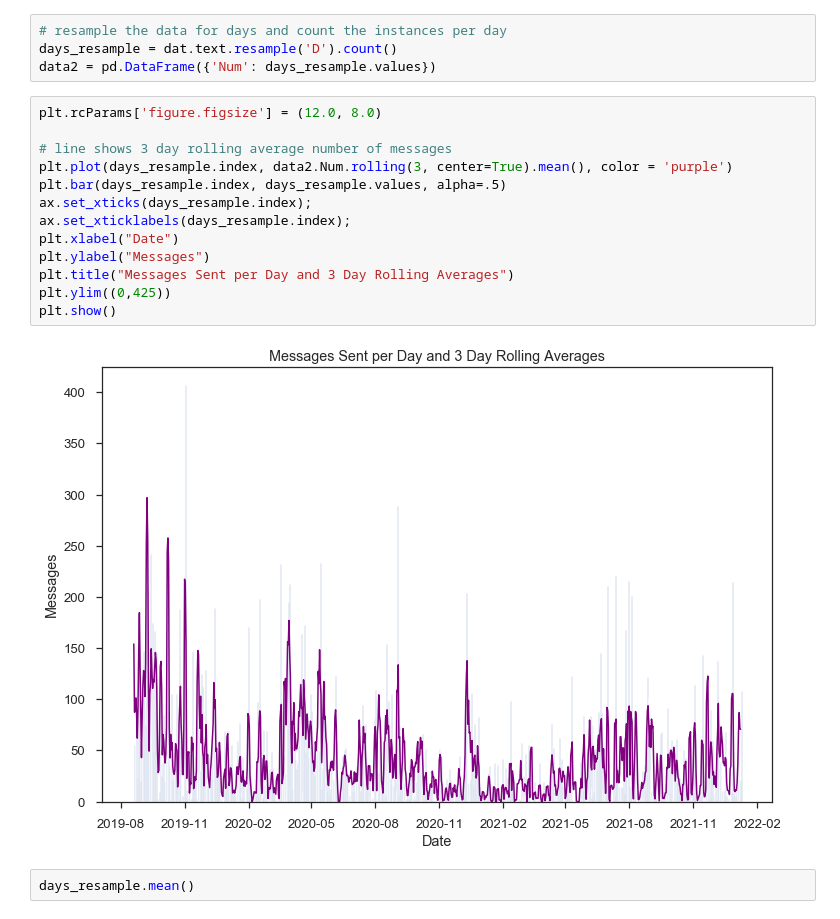
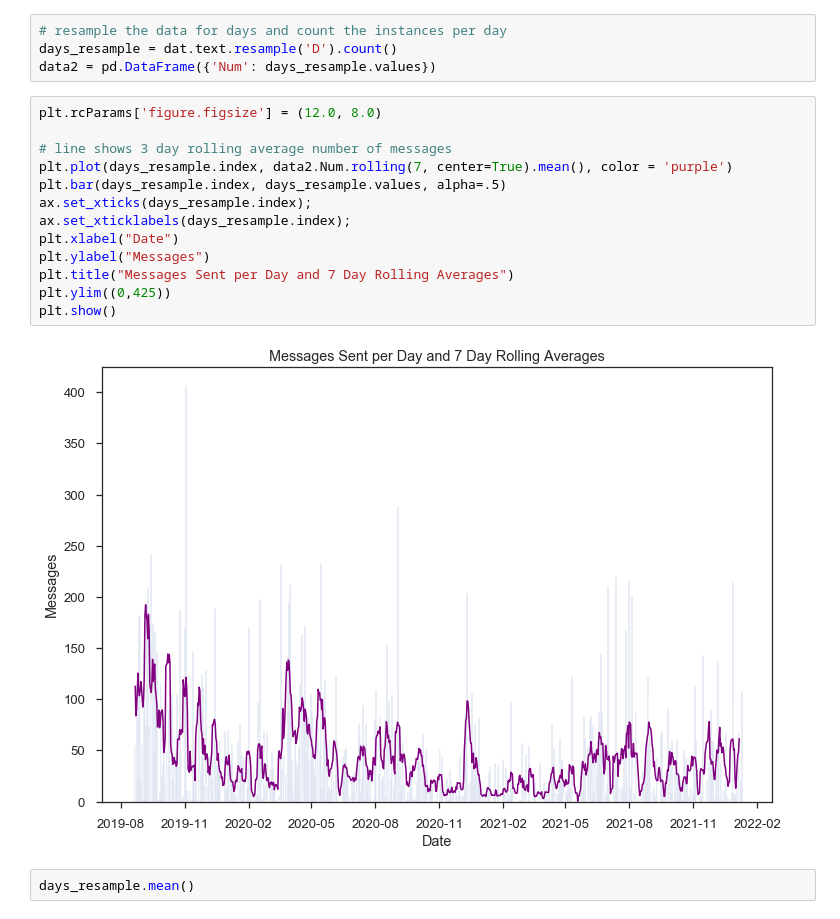
Before and after one commit to H-Cindy/imessage-analysis, a Jupyter notebook: chat_proj_leah.ipynb, the cells around one changed output. Drawn from its saved outputs; the diff is of its cells as text.

```diff
--- a/chat_proj_leah.ipynb
+++ b/chat_proj_leah.ipynb
@@ -300,18 +300,18 @@ data2 = pd.DataFrame({'Num': days_resample.values})
 # %%
 plt.rcParams['figure.figsize'] = (12.0, 8.0)
 
 # line shows 3 day rolling average number of messages
-plt.plot(days_resample.index, data2.Num.rolling(3, center=True).mean(), color = 'purple')
+plt.plot(days_resample.index, data2.Num.rolling(7, center=True).mean(), color = 'purple')
 plt.bar(days_resample.index, days_resample.values, alpha=.5)
 ax.set_xticks(days_resample.index);
 ax.set_xticklabels(days_resample.index);
 plt.xlabel("Date")
 plt.ylabel("Messages")
-plt.title("Messages Sent per Day and 3 Day Rolling Averages")
+plt.title("Messages Sent per Day and 7 Day Rolling Averages")
 plt.ylim((0,425))
 plt.show()
 # %% [output]
-[figure, old version]
+[figure, new version]
 # %%
 days_resample.mean()
 # %% [output]
```
Also changed, not shown: parts of 1 cell of this notebook.
